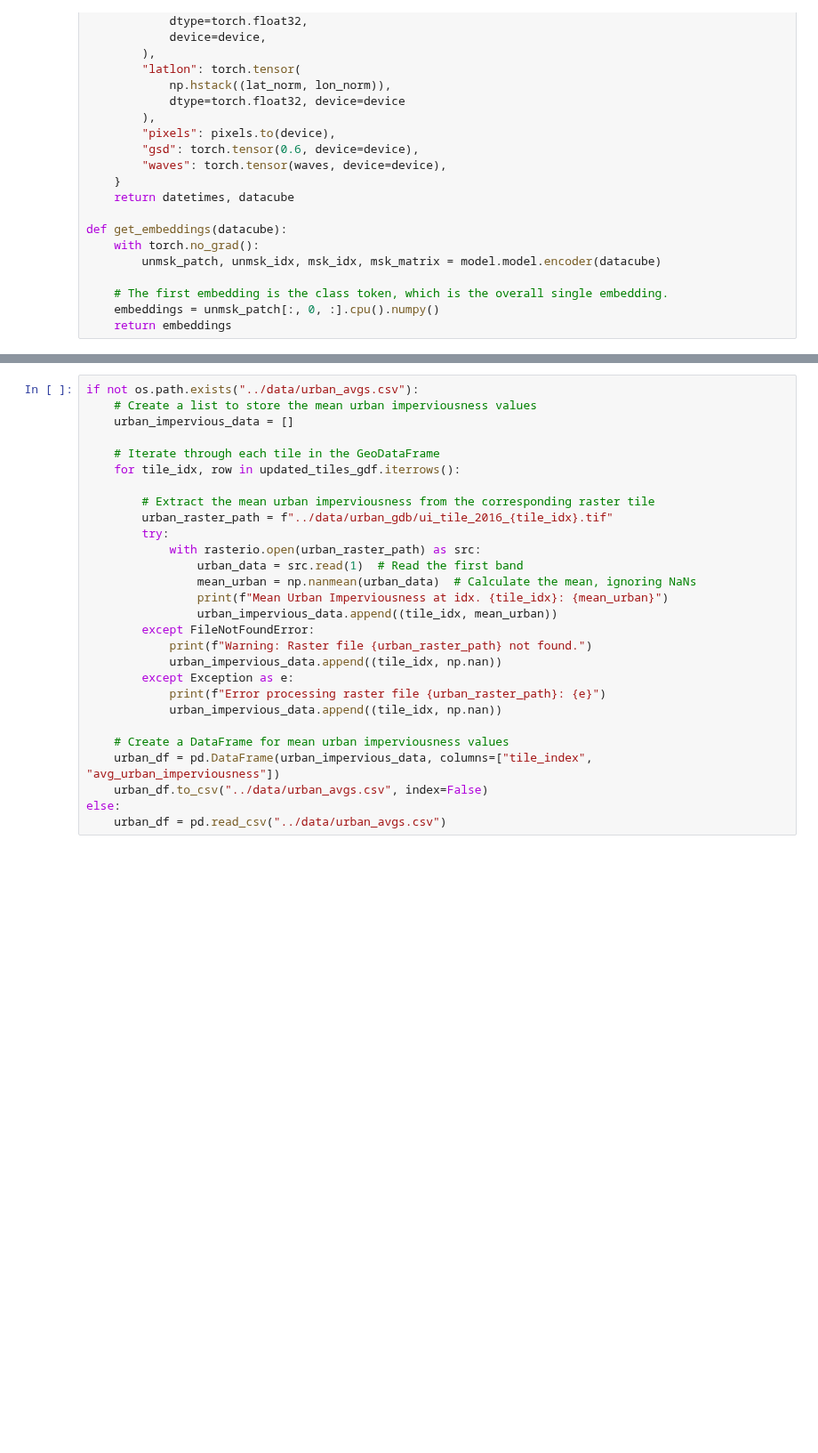
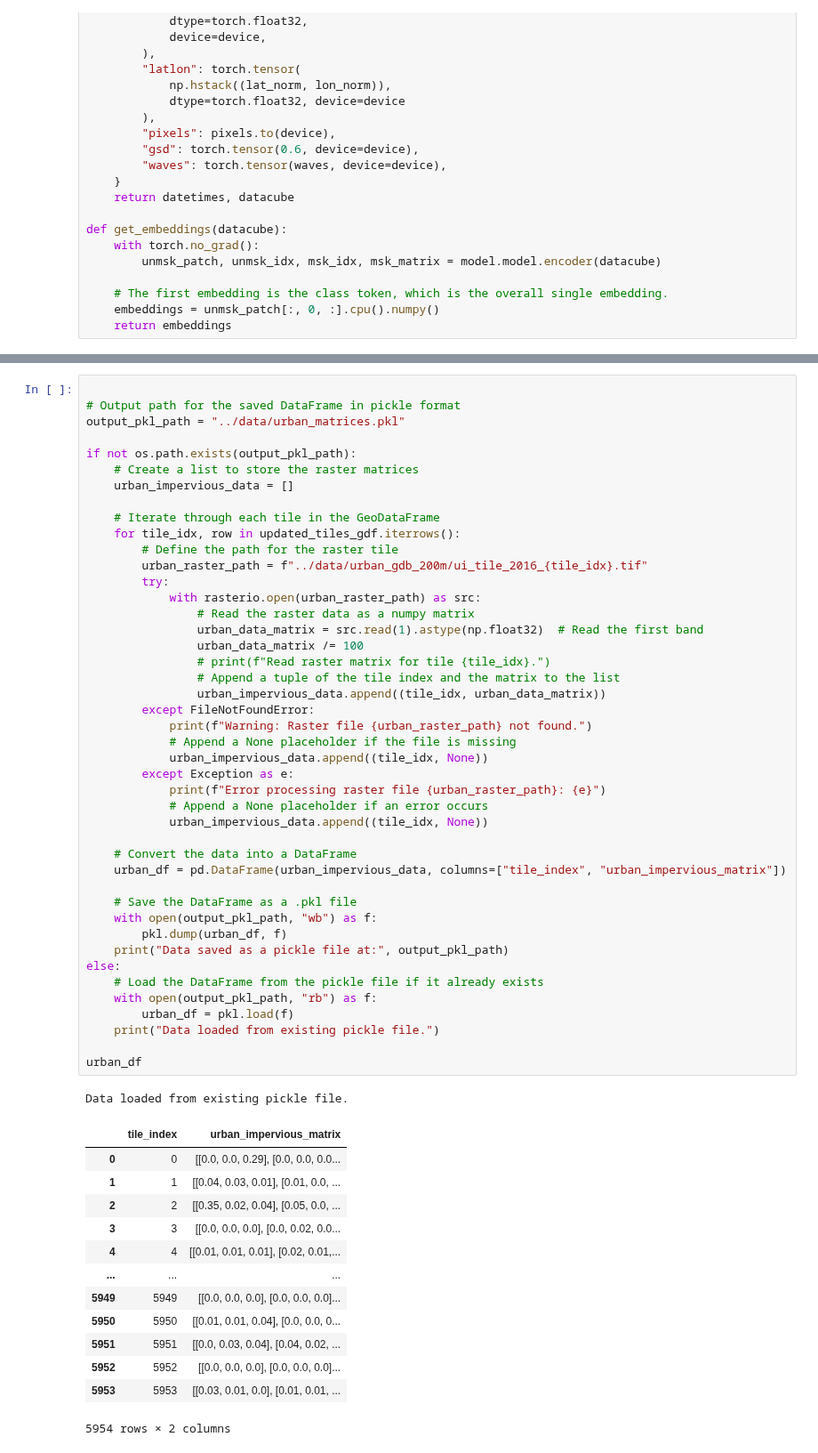
Before and after one commit to benton-tripp/urban-clay, a Jupyter notebook: notebooks/generate-embeddings.ipynb, the cells around one changed output, grey strips where cells are left out. Shown at 89% size. Cells and saved outputs as stored; diff of their text form; blank space fills up the shorter version.

```diff
--- a/notebooks/generate-embeddings.ipynb
+++ b/notebooks/generate-embeddings.ipynb
@@ -310,29 +286,60 @@ reserved for testing. Once trained, the model will be applied to estimate urban
 # %%
-if not os.path.exists("../data/urban_avgs.csv"):
-    # Create a list to store the mean urban imperviousness values
+
+# Output path for the saved DataFrame in pickle format
+output_pkl_path = "../data/urban_matrices.pkl"
+
+if not os.path.exists(output_pkl_path):
+    # Create a list to store the raster matrices
     urban_impervious_data = []
 
     # Iterate through each tile in the GeoDataFrame
     for tile_idx, row in updated_tiles_gdf.iterrows():
-
-        # Extract the mean urban imperviousness from the corresponding raster tile
-        urban_raster_path = f"../data/urban_gdb/ui_tile_2016_{tile_idx}.tif"
+        # Define the path for the raster tile
+        urban_raster_path = f"../data/urban_gdb_200m/ui_tile_2016_{tile_idx}.tif"
         try:
             with rasterio.open(urban_raster_path) as src:
-                urban_data = src.read(1)  # Read the first band
-                mean_urban = np.nanmean(urban_data)  # Calculate the mean, ignoring NaNs
-                print(f"Mean Urban Imperviousness at idx. {tile_idx}: {mean_urban}")
-                urban_impervious_data.append((tile_idx, mean_urban))
+                # Read the raster data as a numpy matrix
+                urban_data_matrix = src.read(1).astype(np.float32)  # Read the first band
+                urban_data_matrix /= 100
+                # print(f"Read raster matrix for tile {tile_idx}.")
+                # Append a tuple of the tile index and the matrix to the list
+                urban_impervious_data.append((tile_idx, urban_data_matrix))
         except FileNotFoundError:
             print(f"Warning: Raster file {urban_raster_path} not found.")
-            urban_impervious_data.append((tile_idx, np.nan))
+            # Append a None placeholder if the file is missing
+            urban_impervious_data.append((tile_idx, None))
         except Exception as e:
             print(f"Error processing raster file {urban_raster_path}: {e}")
-            urban_impervious_data.append((tile_idx, np.nan))
+            # Append a None placeholder if an error occurs
+            urban_impervious_data.append((tile_idx, None))
 
-    # Create a DataFrame for mean urban imperviousness values
-    urban_df = pd.DataFrame(urban_impervious_data, columns=["tile_index", "avg_urban_imperviousness"])
-    urban_df.to_csv("../data/urban_avgs.csv", index=False)
+    # Convert the data into a DataFrame
+    urban_df = pd.DataFrame(urban_impervious_data, columns=["tile_index", "urban_impervious_matrix"])
+
+    # Save the DataFrame as a .pkl file
+    with open(output_pkl_path, "wb") as f:
+        pkl.dump(urban_df, f)
+    print("Data saved as a pickle file at:", output_pkl_path)
 else:
-    urban_df = pd.read_csv("../data/urban_avgs.csv")
+    # Load the DataFrame from the pickle file if it already exists
+    with open(output_pkl_path, "rb") as f:
+        urban_df = pkl.load(f)
+    print("Data loaded from existing pickle file.")
+
+urban_df
+# %% [output]
+Data loaded from existing pickle file.
+|  | tile_index | urban_impervious_matrix |
+| 0 | 0 | [[0.0, 0.0, 0.29], [0.0, 0.0, 0.0... |
+| 1 | 1 | [[0.04, 0.03, 0.01], [0.01, 0.0, ... |
+| 2 | 2 | [[0.35, 0.02, 0.04], [0.05, 0.0, ... |
+| 3 | 3 | [[0.0, 0.0, 0.0], [0.0, 0.02, 0.0... |
+| 4 | 4 | [[0.01, 0.01, 0.01], [0.02, 0.01,... |
+| ... | ... | ... |
+| 5949 | 5949 | [[0.0, 0.0, 0.0], [0.0, 0.0, 0.0]... |
+| 5950 | 5950 | [[0.01, 0.01, 0.04], [0.0, 0.0, 0... |
+| 5951 | 5951 | [[0.0, 0.03, 0.04], [0.04, 0.02, ... |
+| 5952 | 5952 | [[0.0, 0.0, 0.0], [0.0, 0.0, 0.0]... |
+| 5953 | 5953 | [[0.03, 0.01, 0.0], [0.01, 0.01, ... |
+5954 rows × 2 columns
 # %%
```
Also changed, not shown: parts of 5 cells of this notebook.
